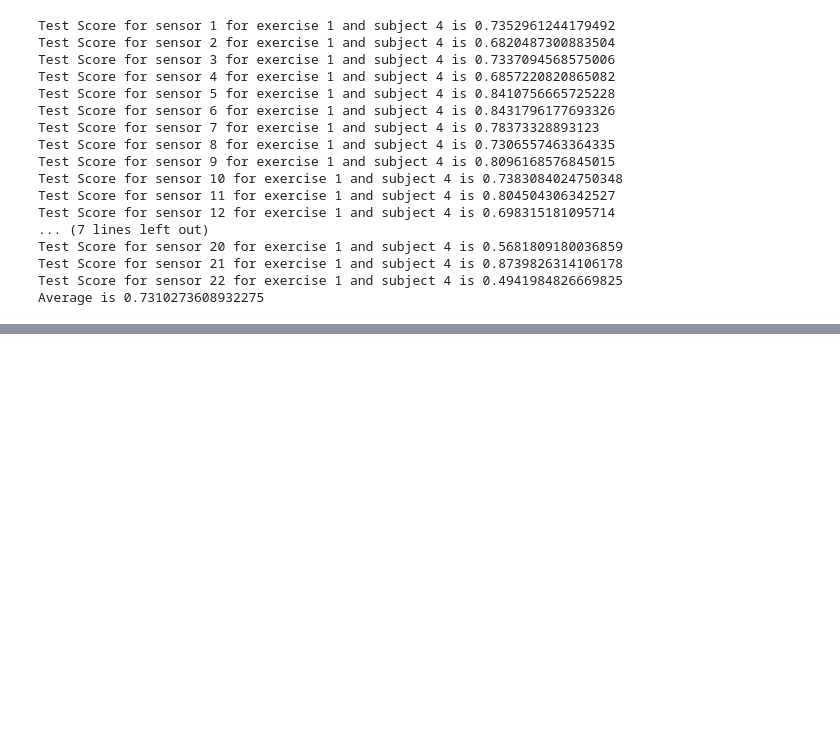
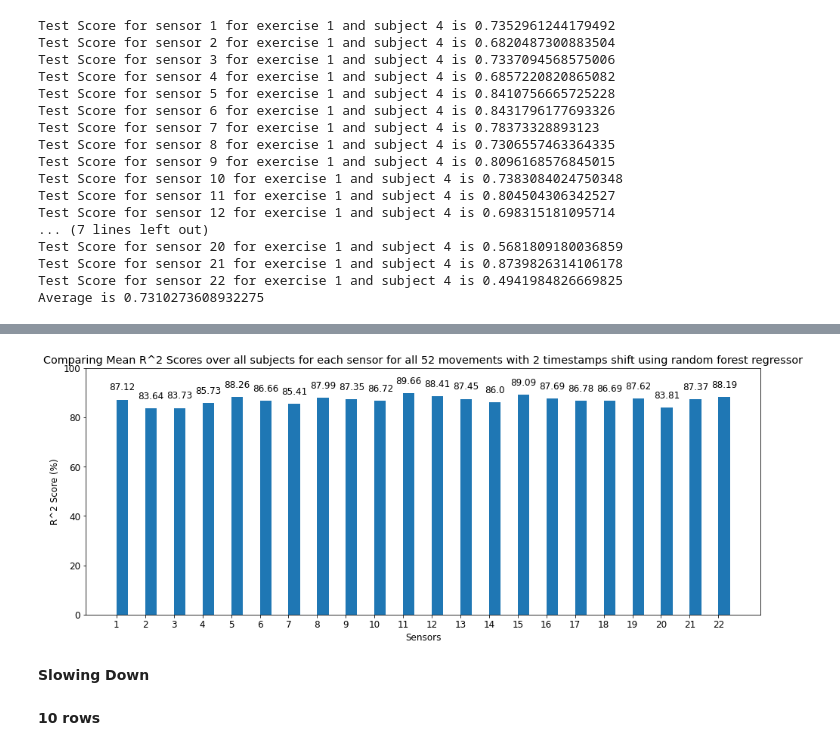
Before and after one commit to georgeMaged98/Bachelor_project, a Jupyter notebook: Predicting joint angles.ipynb, the cells around one changed output, grey strips where cells are left out. Drawn from its saved outputs; the diff is of its cells as text; code cells hidden in the pictures; blank space fills up the shorter version.

```diff
--- a/Predicting joint angles.ipynb
+++ b/Predicting joint angles.ipynb
@@ -3248,0 +3371,31 @@ Subject 1
+# %%
+# Plot Bar graph to compare accuracy across exercises
+fig, ax = plt.subplots(nrows=1, ncols=1, figsize=(16,6))
+plt.rcParams.update({'font.size': 12})
+
+sensors = np.arange(1,23)
+# mean_accuracies_perSensor_linReg = np.mean(models_dict_ex3['LinearRegression'],axis=1)
+mean_accuracies_perSensor_rf_shift2 = np.mean(models_dict_all_shift2['RandomForestRegressor'],axis=1)
+
+X_axis = np.arange(len(sensors))
+# ax.bar(X_axis - 0.2, mean_accuracies_perSensor_linReg, 0.4, label="Linear Regression")
+ax.bar(X_axis + 0.2, mean_accuracies_perSensor_rf_shift2, 0.4, label="Random Forest Regressor")
+
+ax.set_xticks(X_axis)
+ax.set_title("Comparing Mean R^2 Scores over all subjects for each sensor for all 52 movements with 2 timestamps shift using random forest regressor")
+ax.set_xlabel("Sensors")
+ax.set_ylabel("R^2 Score (%)")
+ax.set_ylim(0, 100)
+ax.set_xticklabels(sensors);
+# ax.legend(["RandomForestRegressor"])
+rects = ax.patches
+labels = np.array(mean_accuracies_perSensor_rf_shift2)
+for rect, label in zip(rects, labels):
+    height = rect.get_height()
+    ax.text(rect.get_x() + rect.get_width() / 2, height + 3, round(label, 2 ), ha='center', va='bottom')
+# %% [output]
+[figure, added]
+# %% [markdown]
+**Slowing Down**
+# %% [markdown]
+**10 rows**
```
Also changed, not shown: parts of 51 cells of this notebook, 1 other file.
